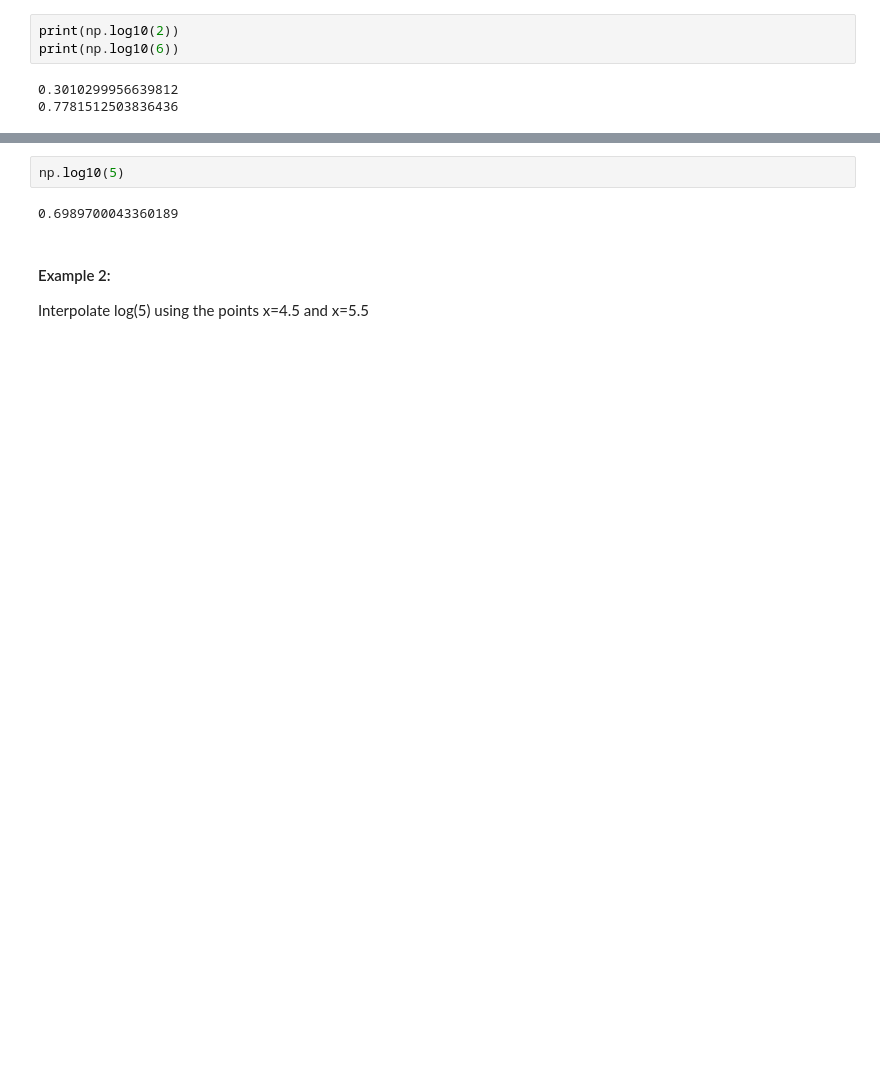
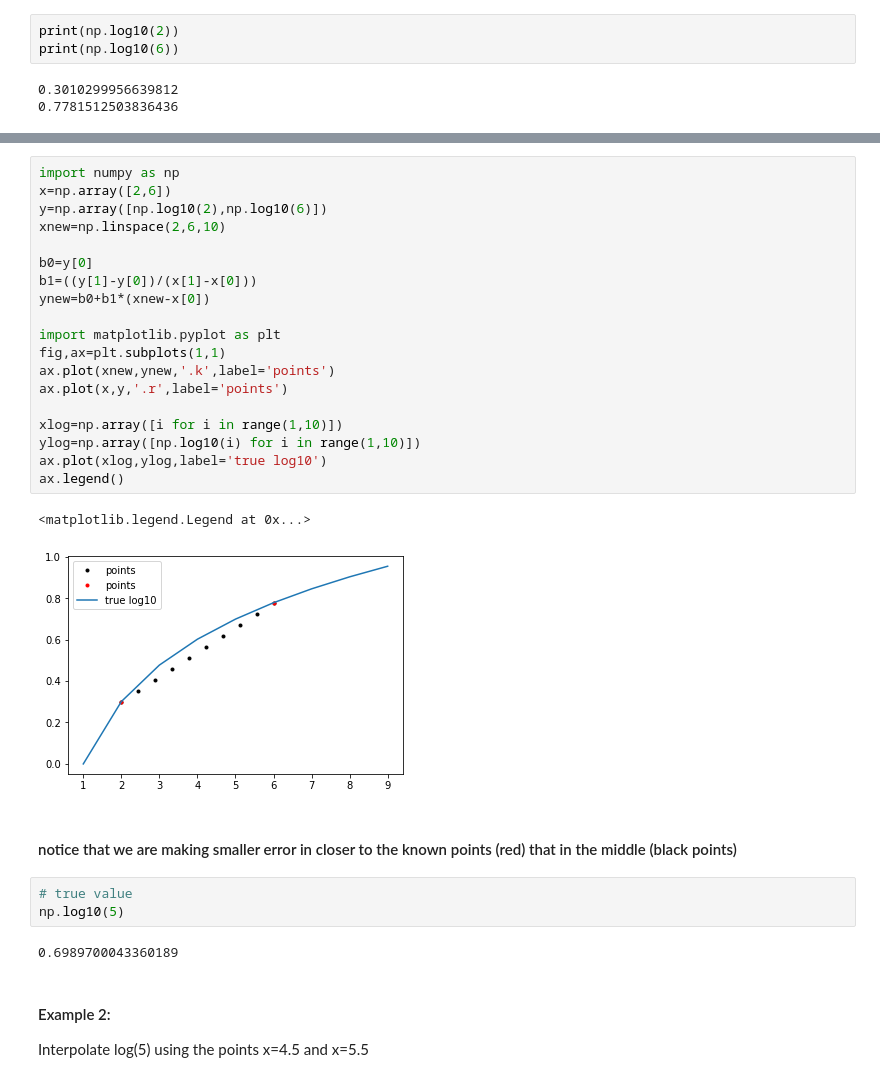
Before and after one commit to mhemmg/ComputationalNumericalMethods, a Jupyter notebook: extras/classes/06.Interpolation_02/interpolation_2.ipynb, the cells around one changed output, grey strips where cells are left out. Drawn from its saved outputs; the diff is of its cells as text; blank space fills up the shorter version.

```diff
--- a/extras/classes/06.Interpolation_02/interpolation_2.ipynb
+++ b/extras/classes/06.Interpolation_02/interpolation_2.ipynb
@@ -106,7 +144,32 @@ print(f'error:{100*np.abs((yint-np.log10(5))/np.log10(5)):.2f}%')
 # %% [output]
 interpolated value of log10(5): 0.66
 error:5.74%
+# %%
+import numpy as np
+x=np.array([2,6])
+y=np.array([np.log10(2),np.log10(6)])
+xnew=np.linspace(2,6,10)
+
+b0=y[0]
+b1=((y[1]-y[0])/(x[1]-x[0]))
+ynew=b0+b1*(xnew-x[0])
+
+import matplotlib.pyplot as plt
+fig,ax=plt.subplots(1,1)
+ax.plot(xnew,ynew,'.k',label='points')
+ax.plot(x,y,'.r',label='points')
+
+xlog=np.array([i for i in range(1,10)])
+ylog=np.array([np.log10(i) for i in range(1,10)])
+ax.plot(xlog,ylog,label='true log10')
+ax.legend()
+# %% [output]
+<matplotlib.legend.Legend at 0x...>
+[figure, added]
+# %% [markdown]
+#### notice that we are making smaller error in closer to the known points (red) that in the middle (black points)
 # %%
+# true value
 np.log10(5)
 # %% [output]
 0.6989700043360189
```
Also changed, not shown: parts of 19 cells of this notebook.
